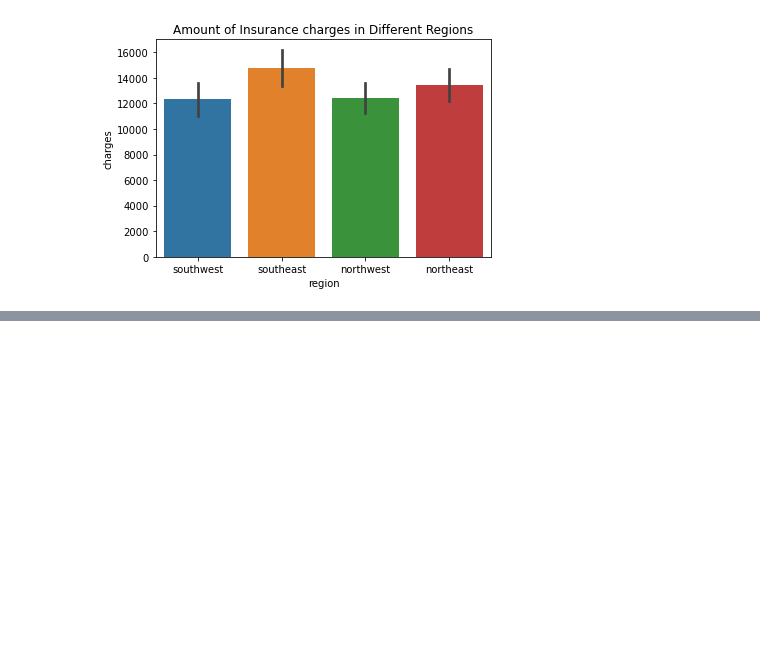
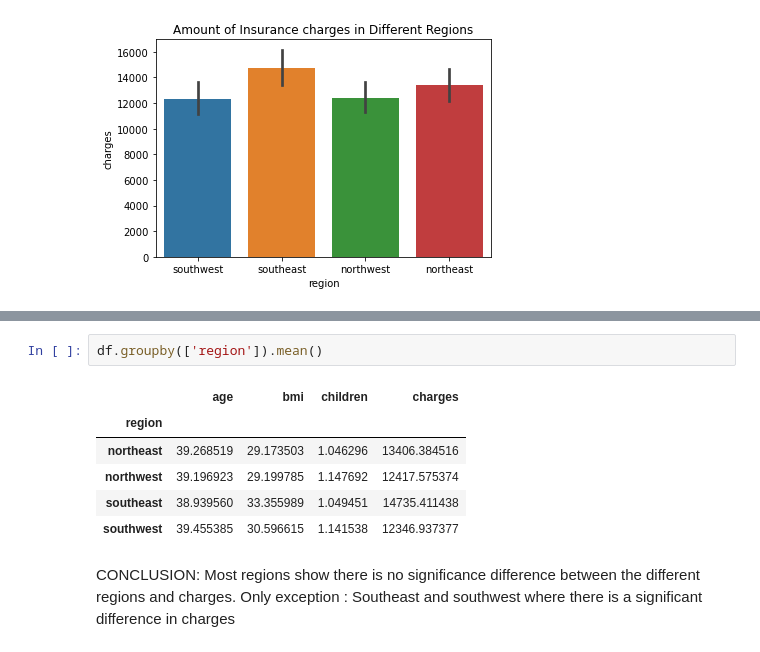
Before and after one commit to maryawamaitha/Distribution-Exercises, a Jupyter notebook: Hypothesis Testing with Insurance Data (Core).ipynb, the cells around one changed output, grey strips where cells are left out. Cells and saved outputs as stored; diff of their text form; blank space fills up the shorter version.

```diff
--- a/Hypothesis Testing with Insurance Data (Core).ipynb
+++ b/Hypothesis Testing with Insurance Data (Core).ipynb
@@ -162,0 +280,13 @@ ax.set_title("Amount of Insurance charges in Different Regions");
+# %%
+df.groupby(['region']).mean()
+# %% [output]
+|  | age | bmi | children | charges |
+| region |  |  |  |  |
+| northeast | 39.268519 | 29.173503 | 1.046296 | 13406.384516 |
+| northwest | 39.196923 | 29.199785 | 1.147692 | 12417.575374 |
+| southeast | 38.939560 | 33.355989 | 1.049451 | 14735.411438 |
+| southwest | 39.455385 | 30.596615 | 1.141538 | 12346.937377 |
+# %% [markdown]
+CONCLUSION:
+Most regions show there is no significance difference between the different regions and charges.
+Only exception : Southeast and southwest where there is a significant difference in charges
```
Also changed, not shown: parts of 29 cells of this notebook.
